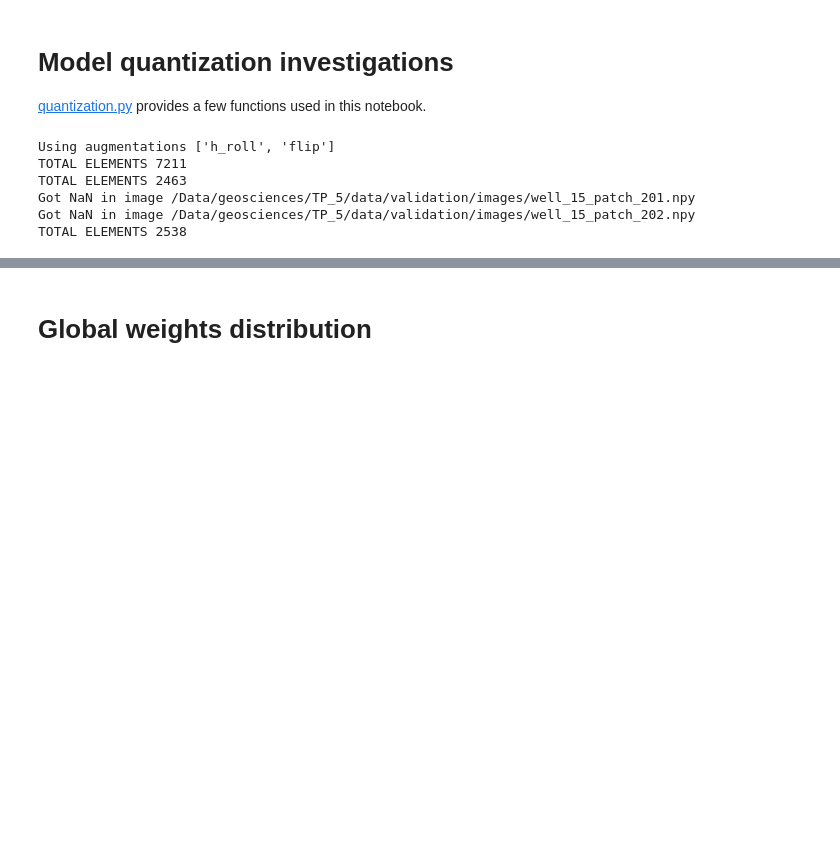
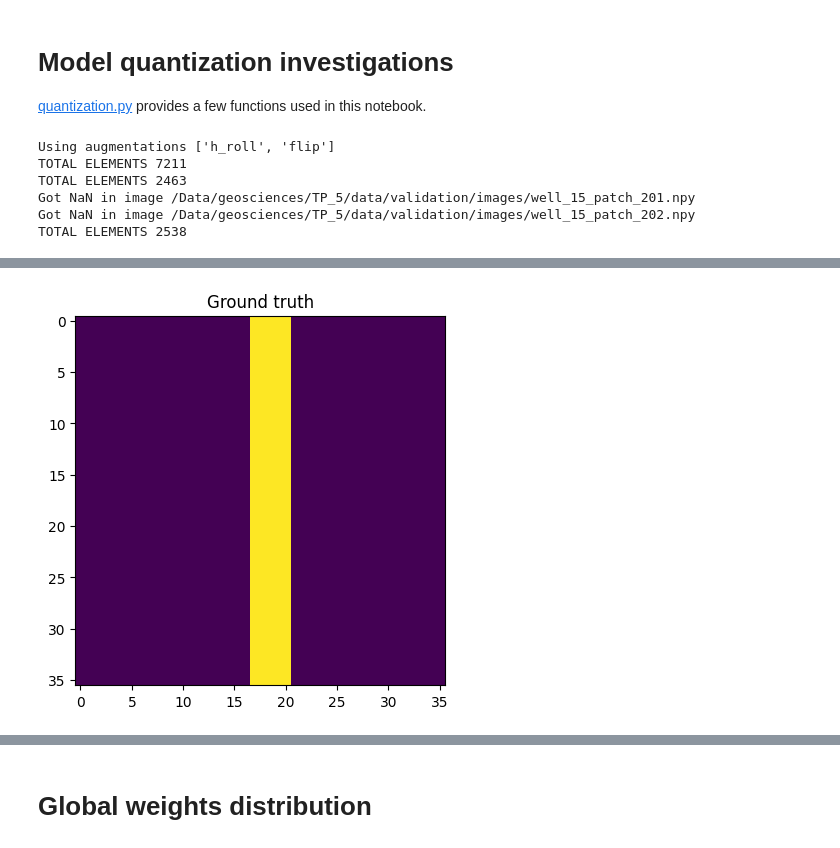
Before and after one commit to balthazarneveu/geosciences, a Jupyter notebook: TP_5/model_quantization.ipynb, the cells around one changed output, grey strips where cells are left out. Saved outputs shown, nothing was run; the diff lists cells and outputs as text; code cells hidden in the pictures; blank space fills up the shorter version.

```diff
--- a/TP_5/model_quantization.ipynb
+++ b/TP_5/model_quantization.ipynb
@@ -128,0 +135,6 @@ plt.show()
+# %%
+plt.title("Ground truth")
+plt.imshow(label[selected_index, 0, ...].detach().cpu().numpy().astype(float))
+plt.show()
+# %% [output]
+[figure, added]
```
Also changed, not shown: parts of 13 cells of this notebook, 2 other files.
